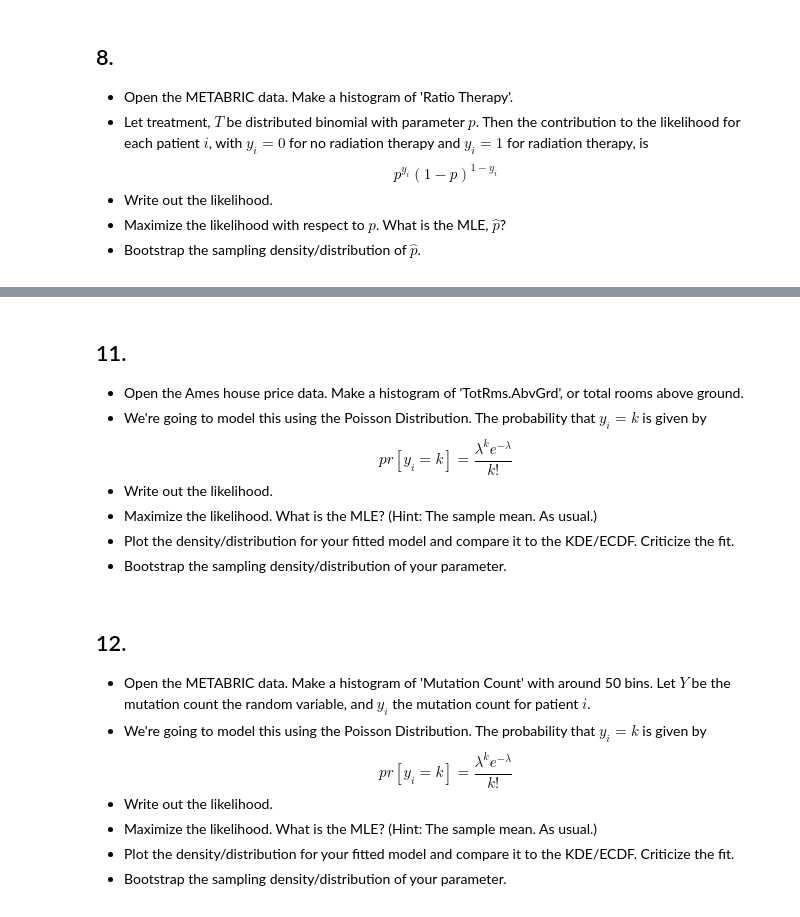
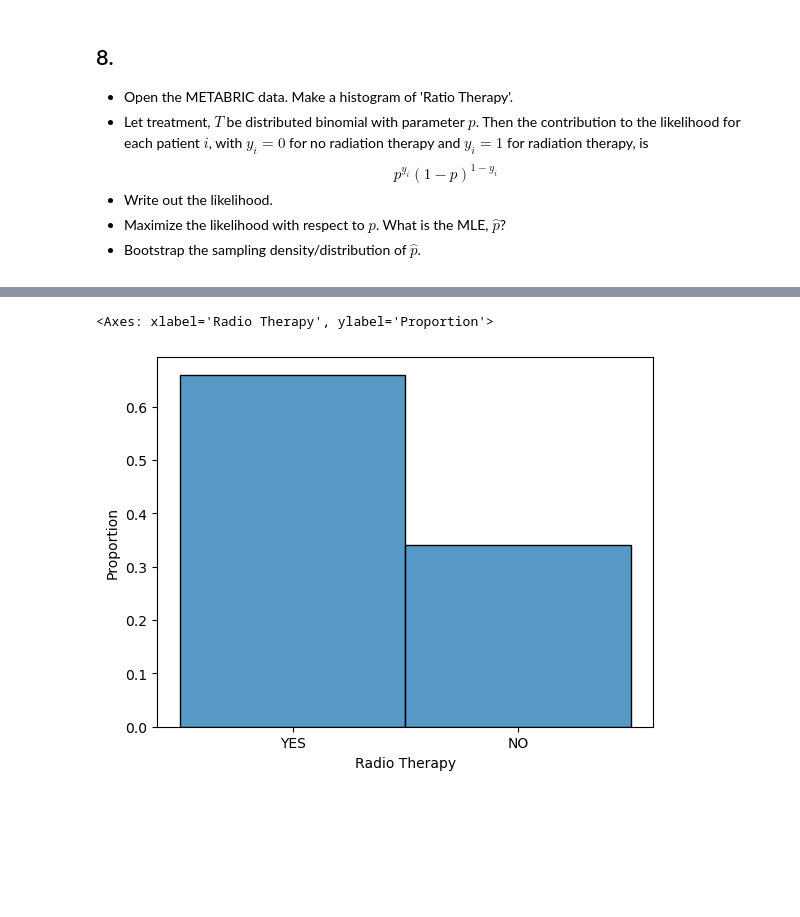
Before and after one commit to rde6mn/understanding_uncertainty_assignments, a Jupyter notebook: assignment_7.ipynb, the cells around one changed output, grey strips where cells are left out. Cells and saved outputs as stored; diff of their text form; code cells hidden in the pictures; blank space fills up the shorter version.

```diff
--- a/assignment_7.ipynb
+++ b/assignment_7.ipynb
@@ -150,22 +100,14 @@ $$
-# %% [markdown]
-## 11.
-- Open the Ames house price data. Make a histogram of 'TotRms.AbvGrd', or total rooms above ground.
-- We're going to model this using the Poisson Distribution. The probability that $y_i = k$ is given by
-$$
-pr[y_i = k ] = \frac{ \lambda^k e^{-\lambda} }{k!}
-$$
-- Write out the likelihood.
-- Maximize the likelihood. What is the MLE? (Hint: The sample mean. As usual.)
-- Plot the density/distribution for your fitted model and compare it to the KDE/ECDF. Criticize the fit.
-- Bootstrap the sampling density/distribution of your parameter.
-# %% [markdown]
-## 12.
-- Open the METABRIC data. Make a histogram of 'Mutation Count' with around 50 bins. Let $Y$ be the mutation count the random variable, and $y_i$ the mutation count for patient $i$.
-- We're going to model this using the Poisson Distribution. The probability that $y_i = k$ is given by
-$$
-pr[y_i = k ] = \frac{ \lambda^k e^{-\lambda} }{k!}
-$$
-- Write out the likelihood.
-- Maximize the likelihood. What is the MLE? (Hint: The sample mean. As usual.)
-- Plot the density/distribution for your fitted model and compare it to the KDE/ECDF. Criticize the fit.
-- Bootstrap the sampling density/distribution of your parameter.
+# %%
+import numpy as np
+import matplotlib.pyplot as plt
+import seaborn as sns
+import pandas as pd
+import scipy as sp
+
+df = pd.read_csv('./data/metabric.csv')
+
+y = df['Radio Therapy']
+sns.histplot(y,stat='proportion')
+# %% [output]
+<Axes: xlabel='Radio Therapy', ylabel='Proportion'>
+[figure, added]
```
Also changed, not shown: parts of 7 cells of this notebook, 1 other file.
